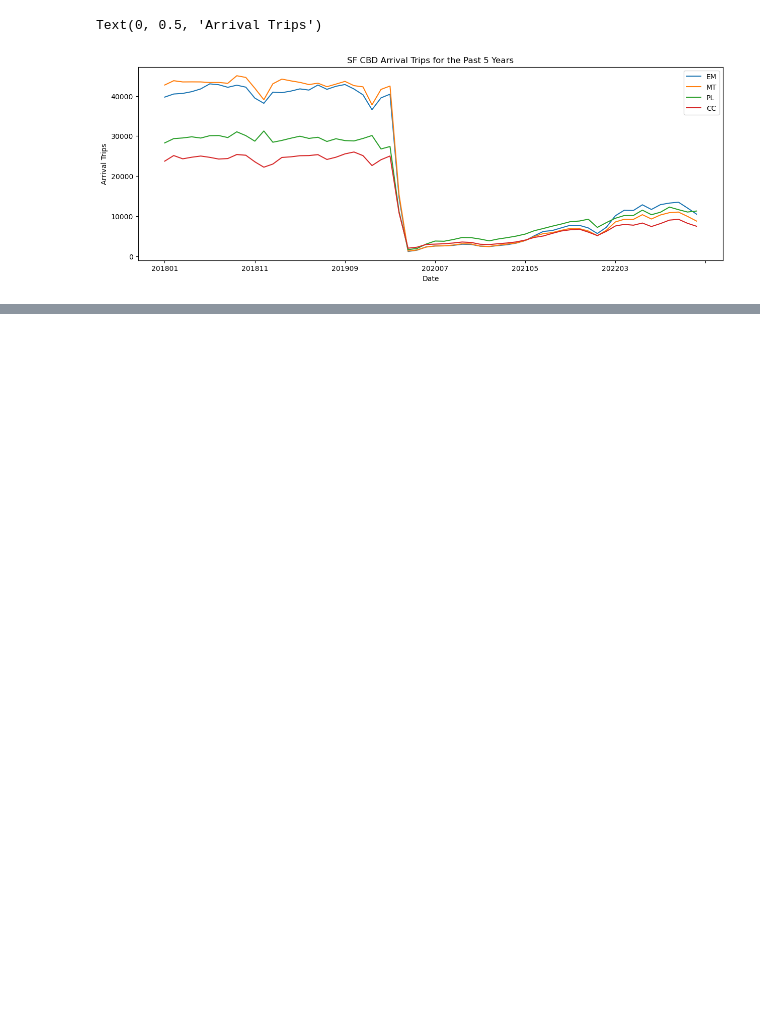
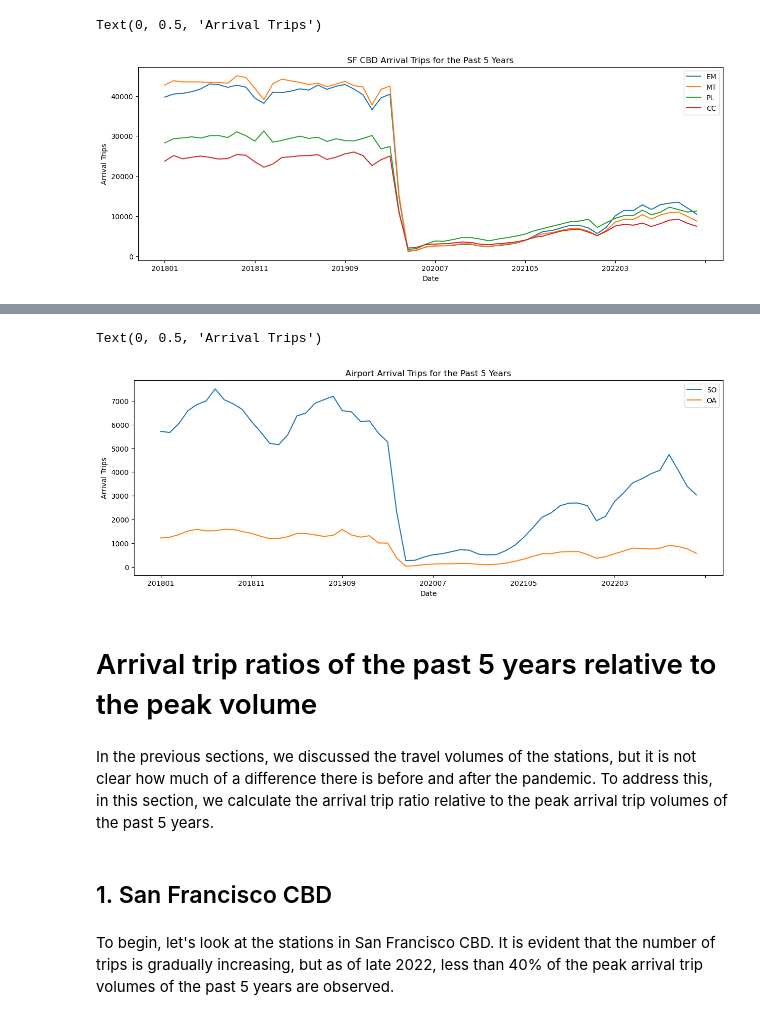
Before and after one commit to UCB-stat-159-s23/project-Group23, a Jupyter notebook: EDA_SHC.ipynb, the cells around one changed output, grey strips where cells are left out. Drawn from its saved outputs; the diff is of its cells as text; code cells hidden in the pictures; blank space fills up the shorter version.

```diff
--- a/EDA_SHC.ipynb
+++ b/EDA_SHC.ipynb
@@ -250,0 +180,19 @@ Text(0, 0.5, 'Arrival Trips')
+# %%
+station = ['SO', 'OA']
+Ridership_AP = arrival_trips(year=['2018', '2019', '2020', '2021', '2022'], station = station)
+
+Ridership_AP.plot(figsize=(15,5))
+plt.title('Airport Arrival Trips for the Past 5 Years')
+plt.xlabel('Date')
+plt.ylabel('Arrival Trips')
+# %% [output]
+Text(0, 0.5, 'Arrival Trips')
+[figure, added]
+# %% [markdown]
+# Arrival trip ratios of the past 5 years relative to the peak volume
+# %% [markdown]
+In the previous sections, we discussed the travel volumes of the stations, but it is not clear how much of a difference there is before and after the pandemic. To address this, in this section, we calculate the arrival trip ratio relative to the peak arrival trip volumes of the past 5 years.
+# %% [markdown]
+## 1. San Francisco CBD
+# %% [markdown]
+To begin, let's look at the stations in San Francisco CBD. It is evident that the number of trips is gradually increasing, but as of late 2022, less than 40% of the peak arrival trip volumes of the past 5 years are observed.
```
Also changed, not shown: parts of 36 cells of this notebook.
